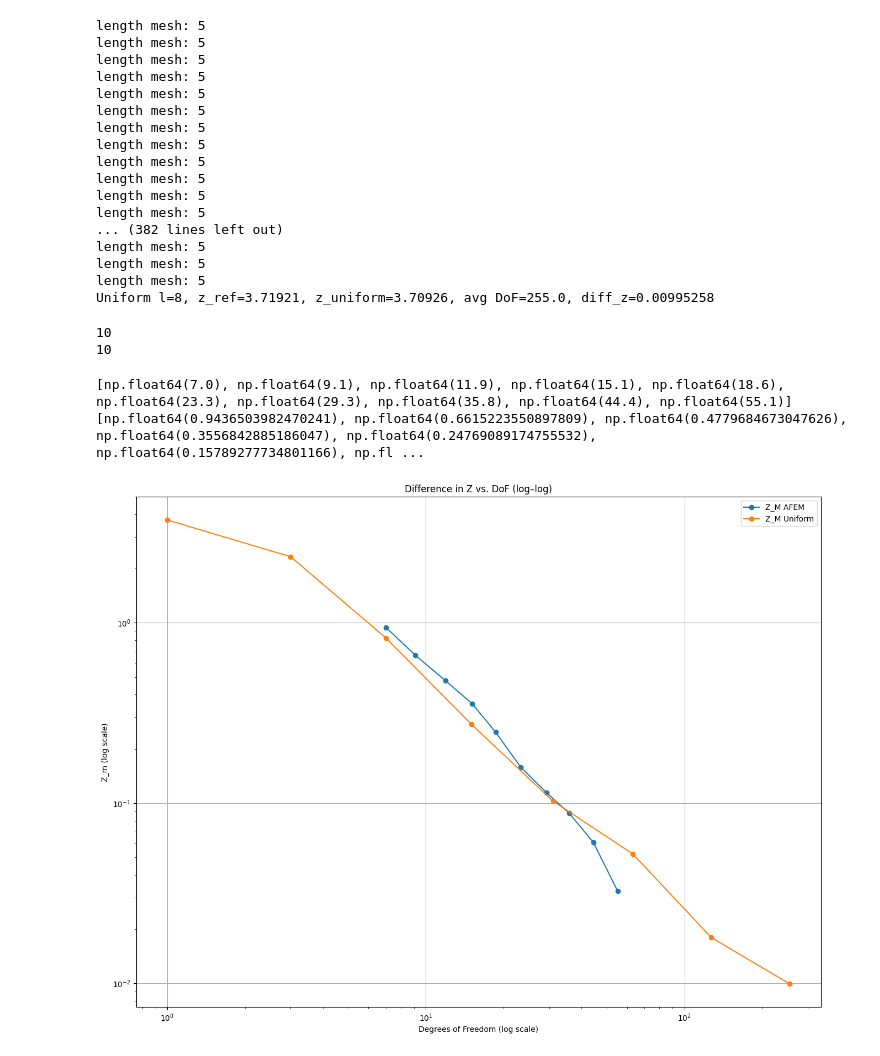
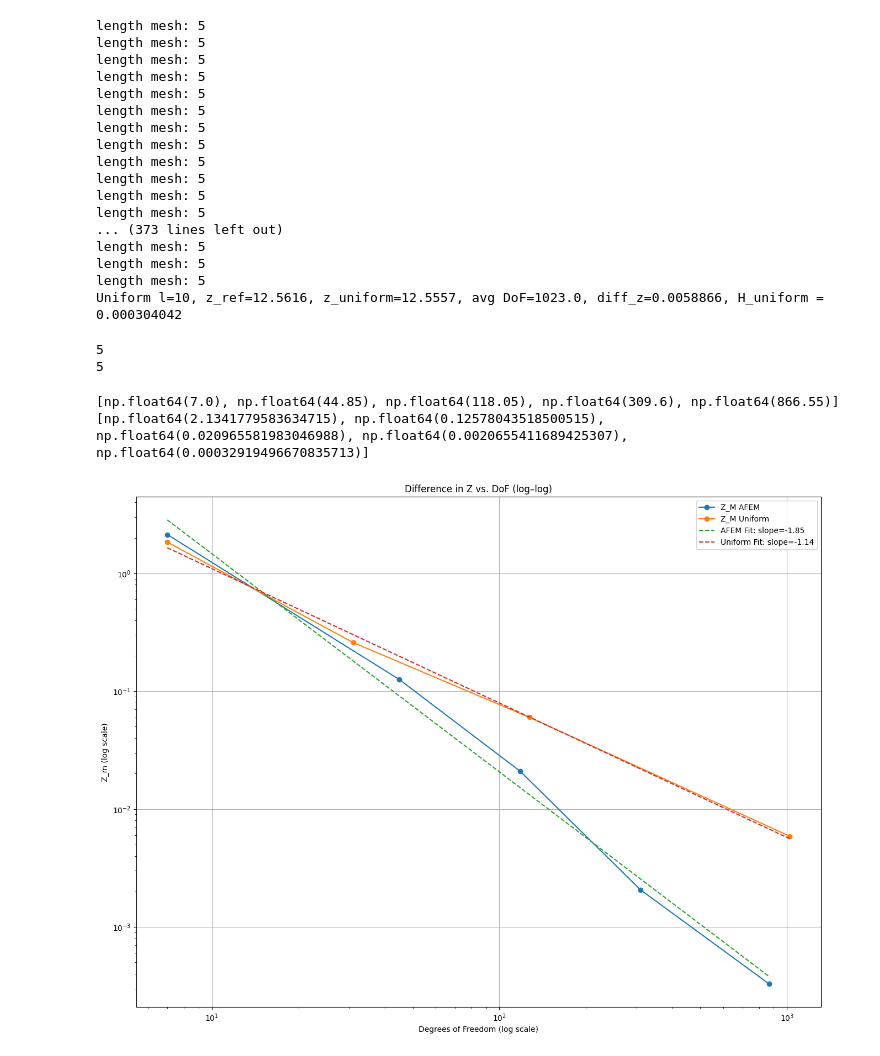
Before and after one commit to weiyuanoh/FYP, a Jupyter notebook: Hellinger Distance 2.ipynb, the cells around one changed output. Saved outputs shown, nothing was run; the diff lists cells and outputs as text; code cells hidden in the pictures.

```diff
--- a/Hellinger Distance 2.ipynb
+++ b/Hellinger Distance 2.ipynb
@@ -737,12 +737,12 @@ def compute_hellinger_distance(phi_ref, Z_ref, phi_M, Z_M, I, num_quad_points):
     return H
 # %%
 
-beta_ref = np.array([0.5, 0.2])
+beta_ref = np.array([0.5, 0.3])
 I = (0.1, 0.4)  # prior domain
 sigma = 0.01
 num_dorfler = 30
-num_quad_points = 10
-M_list = list(range(2,12))  # refinement levels we want
+num_quad_points = 20
+M_list = [2, 10, 15, 20, 25]  # refinement levels we want
 dof_collector_ref = []
 # %%
 np.random.seed(123)
@@ -788,10 +793,9 @@ for M in M_list:
 
         # 5) Decide how to represent "the DoF for M"
         #    e.g., use the maximum or average across all r_i
-        if len(dof_collector) > 0:
-                dof_M = np.mean(dof_collector)
-        else:
-                dof_M = 0
+
+        dof_M = np.mean(dof_collector)
+
 
         H_M = compute_hellinger_distance(phi_ref, z_ref, phi_M, Z_M, I, num_quad_points)
 
@@ -800,9 +804,9 @@ for M in M_list:
         M_vals.append(M)
         H_afem_vals.append(H_M)
 
-        print(f"M={M}, Z^M={Z_M:.6g}, dof_M={dof_M}, diff_in_z={diff_in_z_afem:.6g}")
+        print(f"M={M}, Z^M={Z_M:.6g}, dof_M={dof_M}, diff_in_z={diff_in_z_afem:.6g}, H_afem= {H_M:.6g}")
 
-l_list = list(range(1, 9))
+l_list = [3, 5, 7, 10]
 diff_in_z_uniform_vals = []
 M_vals_uniform = []
 H_vals_uniform = []
@@ -837,16 +841,14 @@ for l in l_list:
     diff_in_z_uniform_vals.append(diff_in_z_uniform)
 
     # 7) The average DoF across the 20 quadrature calls
-    if len(dof_collector_uniform) > 0:
-        dof_u = np.mean(dof_collector_uniform)
-    else:
-        dof_u = 0
+
+    dof_u = np.mean(dof_collector_uniform)
 
     dof_vals_uniform.append(dof_u)
 
 
     print(f"Uniform l={l}, z_ref={z_ref:.6g}, z_uniform={Z_M_uniform:.6g}, "
-          f"avg DoF={dof_u:.1f}, diff_z={diff_in_z_uniform:.6g}")
+          f"avg DoF={dof_u:.1f}, diff_z={diff_in_z_uniform:.6g}, H_uniform = {H_uniform:.6g}")
 # %% [output]
 length mesh: 5
 length mesh: 5
@@ -860,44 +862,46 @@ length mesh: 5
 length mesh: 5
 length mesh: 5
 length mesh: 5
-... (382 lines left out)
+... (373 lines left out)
 length mesh: 5
 length mesh: 5
 length mesh: 5
-Uniform l=8, z_ref=3.71921, z_uniform=3.70926, avg DoF=255.0, diff_z=0.00995258
+Uniform l=10, z_ref=12.5616, z_uniform=12.5557, avg DoF=1023.0, diff_z=0.0058866, H_uniform = 0.000304042
 # %%
 print(len(dof_vals))
 print(len(H_afem_vals))
 # %% [output]
-10
-10
+5
+5
 # %%
 print(dof_vals)
 print(diff_in_z_afem_vals)
 # %% [output]
-[np.float64(7.0), np.float64(9.1), np.float64(11.9), np.float64(15.1), np.float64(18.6), np.float64(23.3), np.float64(29.3), np.float64(35.8), np.float64(44.4), np.float64(55.1)]
-[np.float64(0.9436503982470241), np.float64(0.6615223550897809), np.float64(0.4779684673047626), np.float64(0.3556842885186047), np.float64(0.24769089174755532), np.float64(0.15789277734801166), np.fl ...
+[np.float64(7.0), np.float64(44.85), np.float64(118.05), np.float64(309.6), np.float64(866.55)]
+[np.float64(2.1341779583634715), np.float64(0.12578043518500515), np.float64(0.020965581983046988), np.float64(0.0020655411689425307), np.float64(0.00032919496670835713)]
 # %%
 
 
-# afem_slope, afem_intercept = np.polyfit(np.log(dof_vals), np.log(diff_in_z_afem_vals), 1)
-# fit_afem = np.exp(afem_intercept)*np.power(dof_vals, afem_slope)
+afem_slope_z_m, afem_intercept_z_m = np.polyfit(np.log(dof_vals), np.log(diff_in_z_afem_vals), 1)
+fit_afem_z_m = np.exp(afem_intercept_z_m)*np.power(dof_vals, afem_slope_z_m)
 
-# uni_slope, uni_intercept = np.polyfit(np.log(dof_vals_uniform), np.log(diff_in_z_uniform_vals), 1)
-# fit_uni = np.exp(uni_intercept)*np.power(dof_vals_uniform, uni_slope)
+uni_slope_z_m, uni_intercept_z_m = np.polyfit(np.log(dof_vals_uniform), np.log(diff_in_z_uniform_vals), 1)
+fit_uni_z_m = np.exp(uni_intercept_z_m)*np.power(dof_vals_uniform, uni_slope_z_m)
 
 
 plt.figure(figsize=(16,12))
 plt.loglog(dof_vals, diff_in_z_afem_vals, 'o-', label='Z_M AFEM')
 plt.loglog(dof_vals_uniform, diff_in_z_uniform_vals, 'o-', label = 'Z_M Uniform')
+plt.loglog(dof_vals, fit_afem_z_m, '--', label=f'AFEM Fit: slope={afem_slope_z_m:.2f}')
+plt.loglog(dof_vals_uniform, fit_uni_z_m, '--', label=f'Uniform Fit: slope={uni_slope_z_m:.2f}' )
 plt.xlabel('Degrees of Freedom (log scale)')
 plt.ylabel('Z_m (log scale)')
 plt.title('Difference in Z vs. DoF (log–log)')
 plt.legend()
 plt.grid(True)
 plt.show()
 # %% [output]
-[figure, old version]
+[figure, new version]
 # %%
 log_dof_afem = np.log(dof_vals)
 log_H_afem   = np.log(H_afem_vals)
```
Also changed, not shown: parts of 2 cells of this notebook.
